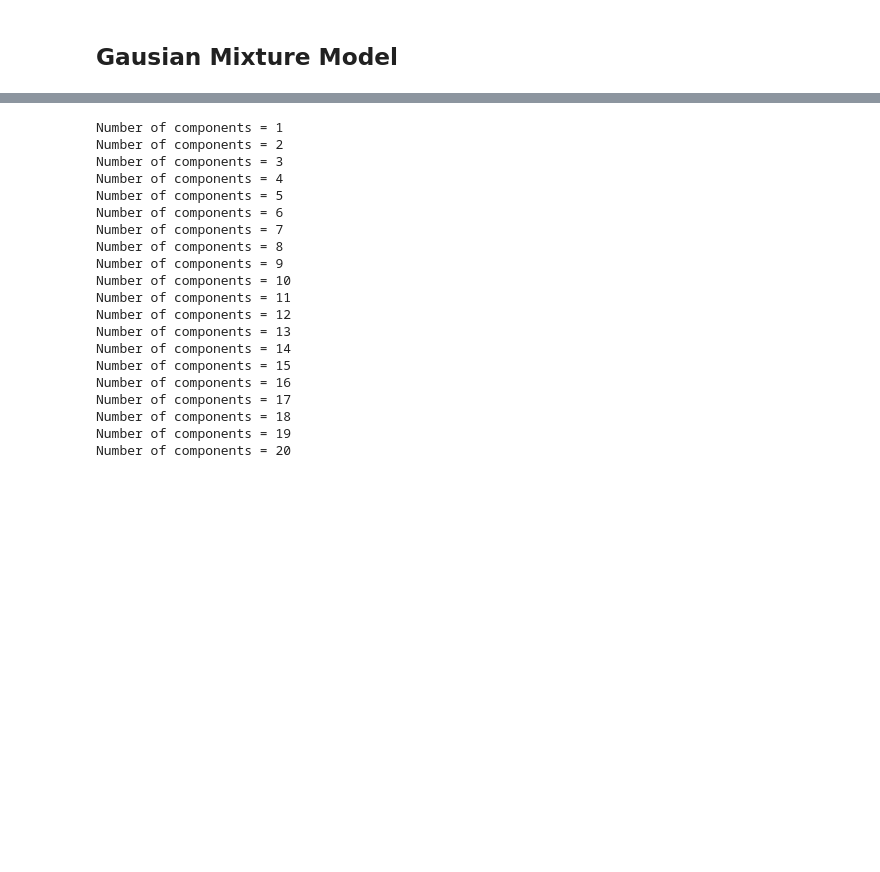
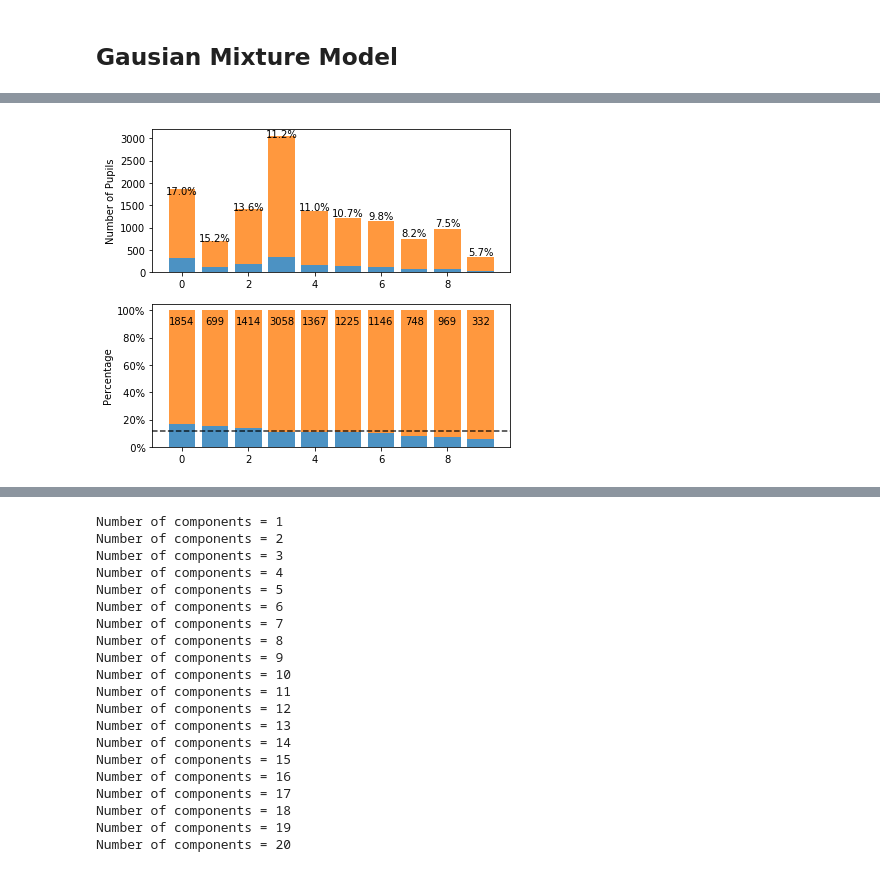
Before and after one commit to vicaws/Whizz, a Jupyter notebook: Code/Churn/Churn/NB_MixtureModel.ipynb, the cells around one changed output, grey strips where cells are left out. Cells and saved outputs as stored; diff of their text form; code cells hidden in the pictures; blank space fills up the shorter version.

```diff
--- a/Code/Churn/Churn/NB_MixtureModel.ipynb
+++ b/Code/Churn/Churn/NB_MixtureModel.ipynb
@@ -227,0 +139,14 @@ autolabel(rects, df_g.rate_churn.values)
+# %%
+from sklearn import mixture
+
+n_components = 10
+n_features = len(ftr_list)
+
+gmm = mixture.GaussianMixture(
+    n_components=n_components,
+    covariance_type='full',
+    init_params='random',
+    verbose=2, n_init=1,
+    tol=1e-6, max_iter=1000).fit(Xt_scaled)
+
+group = gmm.predict(Xt_scaled)
@@ -227,0 +171,4 @@ autolabel(rects, df_g.rate_churn.values)
+# %%
+utility.plotlib.component_bar(y, group, n_components)
+# %% [output]
+[figure, added]
```
Also changed, not shown: parts of 22 cells of this notebook, 10 other files.
